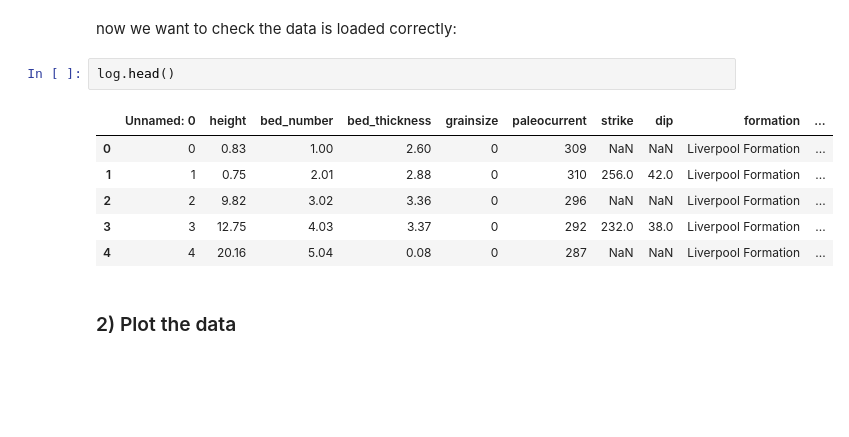
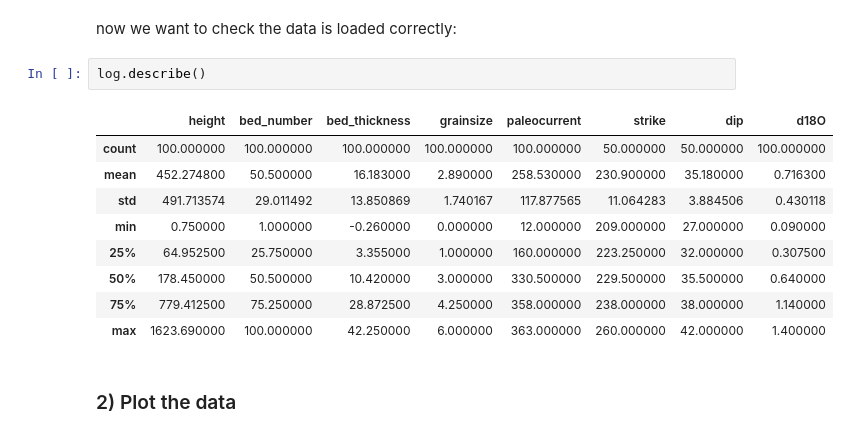
Before and after one commit to eslrgs/geo_py, a Jupyter notebook: geopy.ipynb, the cells around one changed output. Drawn from its saved outputs; the diff is of its cells as text; blank space fills up the shorter version.

```diff
--- a/geopy.ipynb
+++ b/geopy.ipynb
@@ -38,14 +48,17 @@ log = pd.read_excel('data/data.xlsx')
 # %% [markdown]
 now we want to check the data is loaded correctly:
 # %%
-log.head()
+log.describe()
 # %% [output]
-|  | Unnamed: 0 | height | bed_number | bed_thickness | grainsize | paleocurrent | strike | dip | formation | ... |
-| 0 | 0 | 0.83 | 1.00 | 2.60 | 0 | 309 | NaN | NaN | Liverpool Formation | ... |
-| 1 | 1 | 0.75 | 2.01 | 2.88 | 0 | 310 | 256.0 | 42.0 | Liverpool Formation | ... |
-| 2 | 2 | 9.82 | 3.02 | 3.36 | 0 | 296 | NaN | NaN | Liverpool Formation | ... |
-| 3 | 3 | 12.75 | 4.03 | 3.37 | 0 | 292 | 232.0 | 38.0 | Liverpool Formation | ... |
-| 4 | 4 | 20.16 | 5.04 | 0.08 | 0 | 287 | NaN | NaN | Liverpool Formation | ... |
+|  | height | bed_number | bed_thickness | grainsize | paleocurrent | strike | dip | d18O |
+| count | 100.000000 | 100.000000 | 100.000000 | 100.000000 | 100.000000 | 50.000000 | 50.000000 | 100.000000 |
+| mean | 452.274800 | 50.500000 | 16.183000 | 2.890000 | 258.530000 | 230.900000 | 35.180000 | 0.716300 |
+| std | 491.713574 | 29.011492 | 13.850869 | 1.740167 | 117.877565 | 11.064283 | 3.884506 | 0.430118 |
+| min | 0.750000 | 1.000000 | -0.260000 | 0.000000 | 12.000000 | 209.000000 | 27.000000 | 0.090000 |
+| 25% | 64.952500 | 25.750000 | 3.355000 | 1.000000 | 160.000000 | 223.250000 | 32.000000 | 0.307500 |
+| 50% | 178.450000 | 50.500000 | 10.420000 | 3.000000 | 330.500000 | 229.500000 | 35.500000 | 0.640000 |
+| 75% | 779.412500 | 75.250000 | 28.872500 | 4.250000 | 358.000000 | 238.000000 | 38.000000 | 1.140000 |
+| max | 1623.690000 | 100.000000 | 42.250000 | 6.000000 | 363.000000 | 260.000000 | 42.000000 | 1.400000 |
 # %% [markdown]
 ### 2) Plot the data
 # %% [markdown]
```
Also changed, not shown: parts of 10 cells of this notebook, 6 other files.
